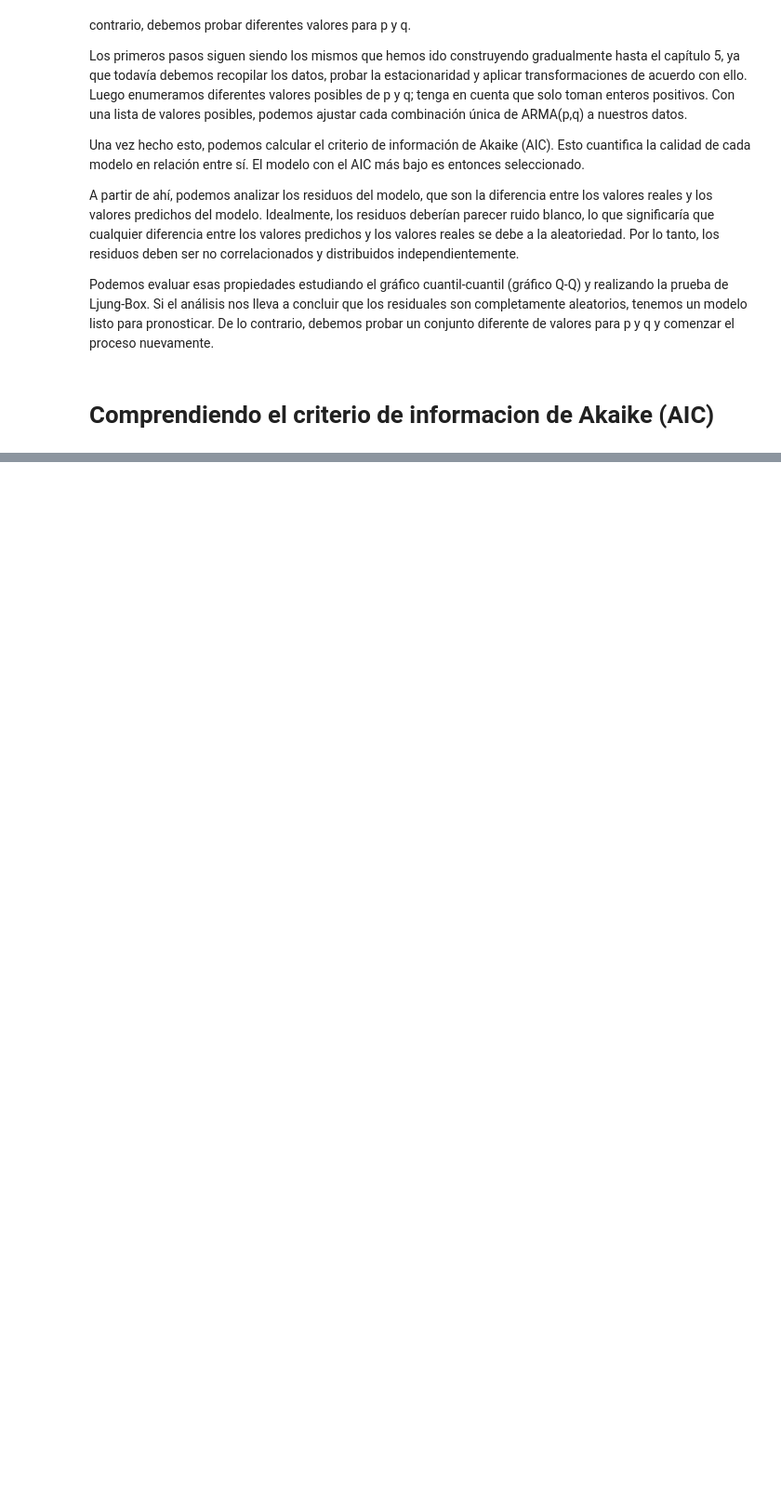
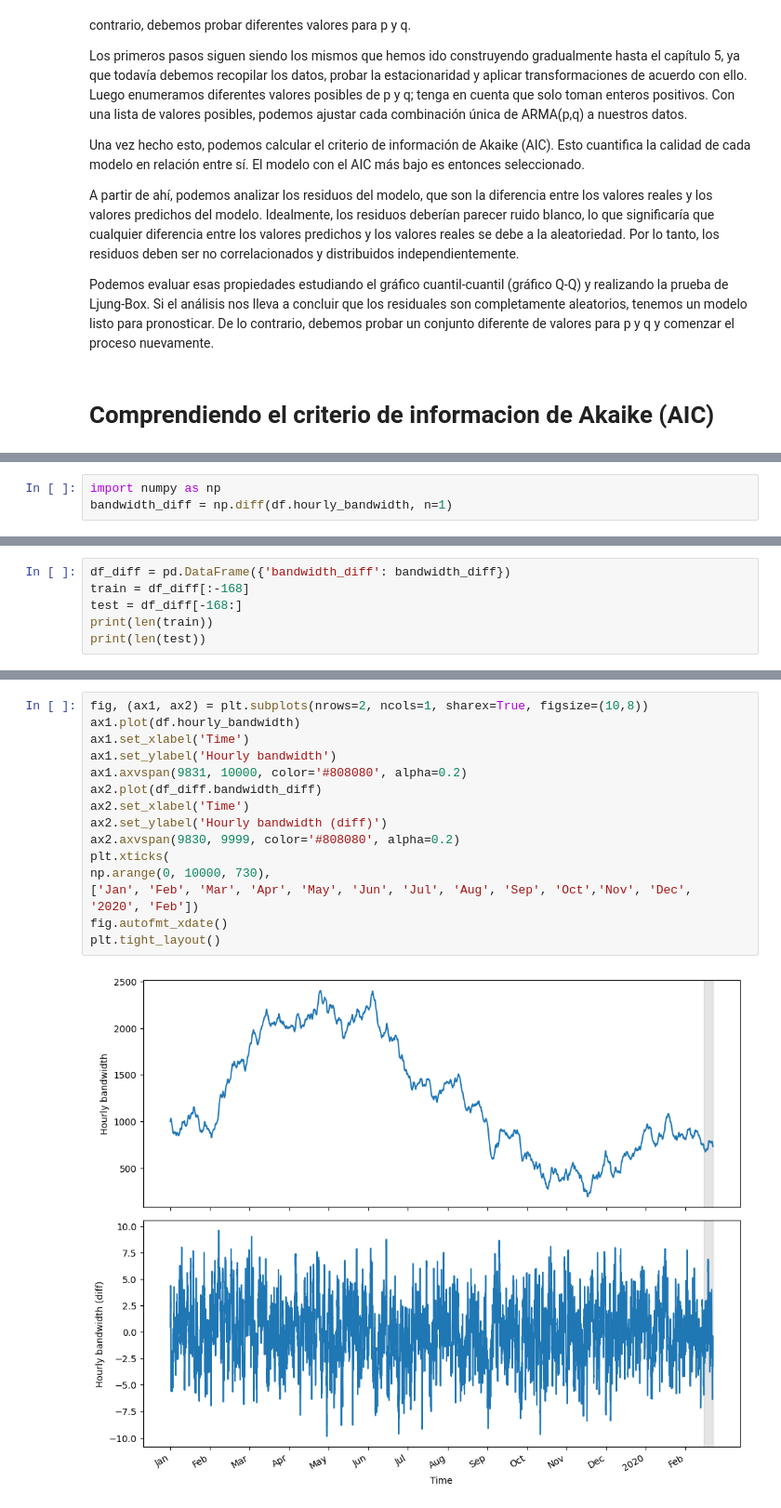
Before and after one commit to luiscxz/Series-Temporales, a Jupyter notebook: Cap6-Modelando un proceso de media móvil autorregresiva.ipynb, the cells around one changed output, grey strips where cells are left out. Shown: that part at 93% size. Saved outputs shown, nothing was run; the diff lists cells and outputs as text; blank space fills up the shorter version.

```diff
--- a/Cap6-Modelando un proceso de media móvil autorregresiva.ipynb
+++ b/Cap6-Modelando un proceso de media móvil autorregresiva.ipynb
@@ -84,0 +215,3 @@ El número de parámetros estimados k está directamente relacionado con el orde
+# %%
+import numpy as np
+bandwidth_diff = np.diff(df.hourly_bandwidth, n=1)
@@ -84,0 +231,6 @@ El número de parámetros estimados k está directamente relacionado con el orde
+# %%
+df_diff = pd.DataFrame({'bandwidth_diff': bandwidth_diff})
+train = df_diff[:-168]
+test = df_diff[-168:]
+print(len(train))
+print(len(test))
@@ -84,0 +244,17 @@ El número de parámetros estimados k está directamente relacionado con el orde
+# %%
+fig, (ax1, ax2) = plt.subplots(nrows=2, ncols=1, sharex=True, figsize=(10,8))
+ax1.plot(df.hourly_bandwidth)
+ax1.set_xlabel('Time')
+ax1.set_ylabel('Hourly bandwidth')
+ax1.axvspan(9831, 10000, color='#808080', alpha=0.2)
+ax2.plot(df_diff.bandwidth_diff)
+ax2.set_xlabel('Time')
+ax2.set_ylabel('Hourly bandwidth (diff)')
+ax2.axvspan(9830, 9999, color='#808080', alpha=0.2)
+plt.xticks(
+np.arange(0, 10000, 730),
+['Jan', 'Feb', 'Mar', 'Apr', 'May', 'Jun', 'Jul', 'Aug', 'Sep', 'Oct','Nov', 'Dec', '2020', 'Feb'])
+fig.autofmt_xdate()
+plt.tight_layout()
+# %% [output]
+[figure, added]
```
Also changed, not shown: parts of 56 cells of this notebook, 4 other files.
